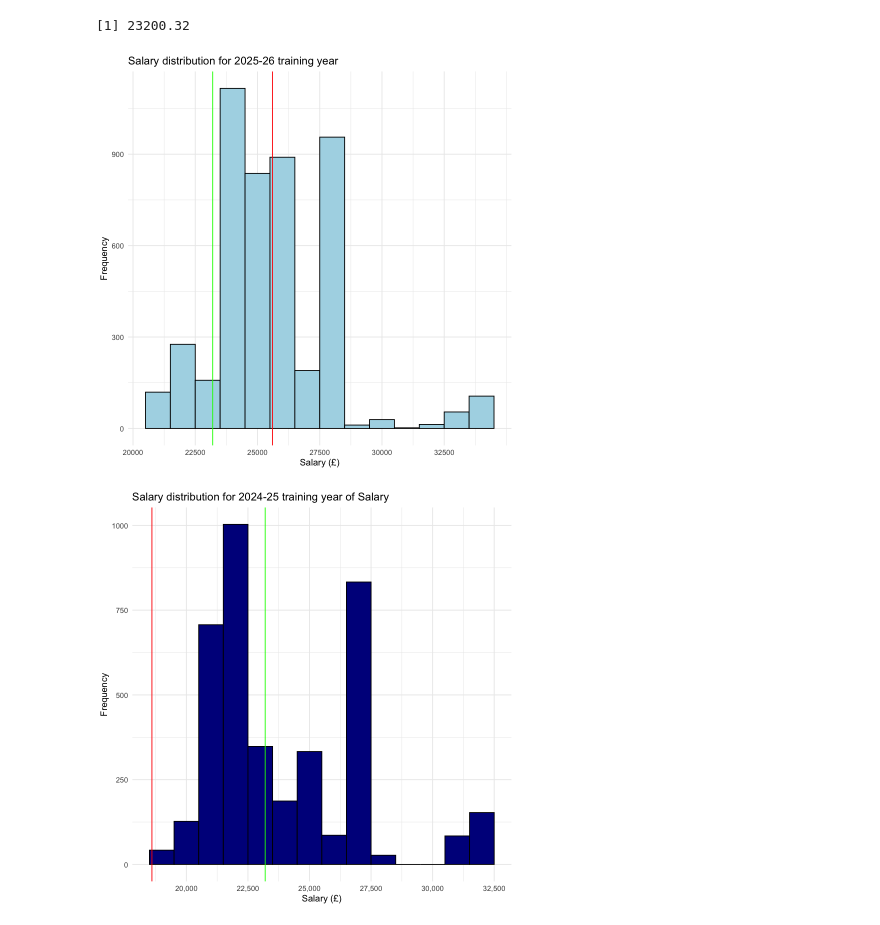
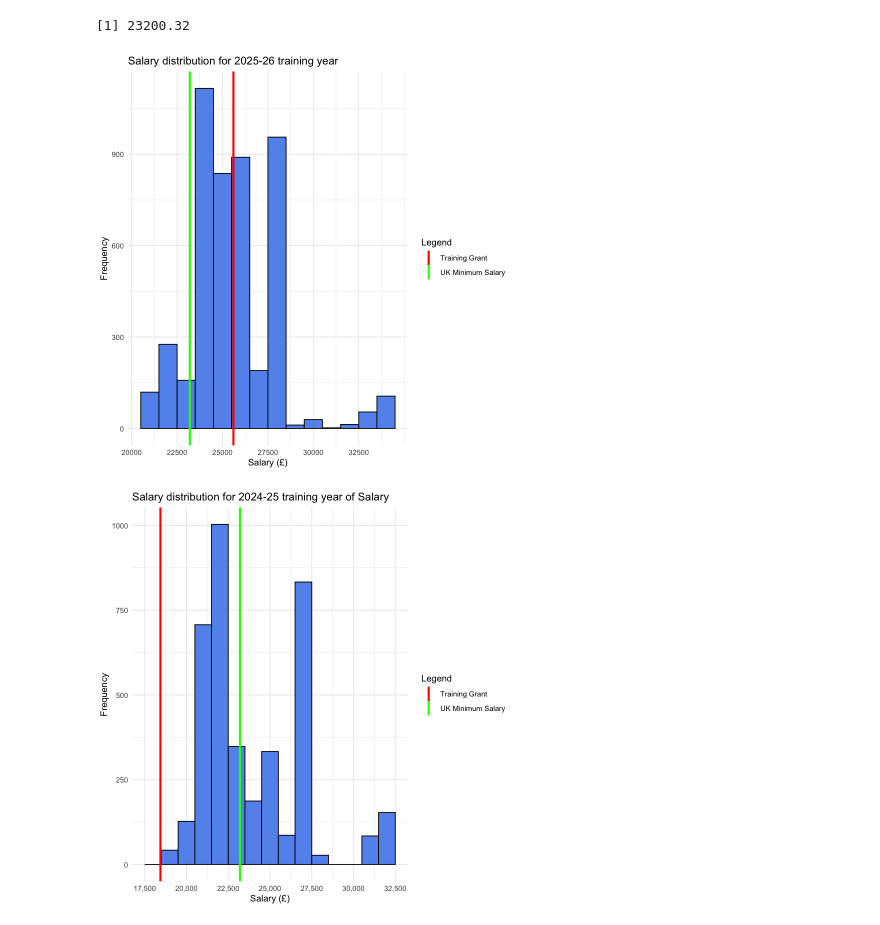
Before and after one commit to kwjo/TP-pay, a Jupyter notebook: oriel-eda.ipynb, the cells around one changed output. Cells and saved outputs as stored; diff of their text form; code cells hidden in the pictures.

```diff
--- a/oriel-eda.ipynb
+++ b/oriel-eda.ipynb
@@ -256,40 +286,52 @@ A data.frame: 1 × 1
 
 OD2526_expanded <- OD2526_modified %>%
     uncount(AvailableSlots)
 
+vlines_data_for_2526 <- data.frame(
+  intercepts = c(25600, UK_minimum_salary),
+  labels = c("Training Grant", "UK Minimum Salary"),
+  colors = c("red", "green")
+)
+
+vlines_data_for_2425 <- data.frame(
+  intercepts = c(18440, UK_minimum_salary),
+  labels = c("Training Grant", "UK Minimum Salary"),
+  colors = c("red", "green")
+)
 
 OD2526_salary_plot_expanded <- ggplot(OD2526_expanded, aes(x = Salary)) +
-  geom_histogram(binwidth = 1000, colour = 'black',fill = 'light blue') +
+  geom_histogram(binwidth = 1000, colour = 'black',fill = 'cornflowerblue') +
   ggtitle("Salary distribution for 2025-26 training year") +
   xlab("Salary (£)") +
   ylab("Frequency") +
   scale_x_continuous(breaks = seq(0, max(OD2526_modified$Salary, na.rm = TRUE), by = 2500)) +
-  theme_minimal() +
-  geom_vline(xintercept = 25600, color = "red") +
-  geom_vline(xintercept = UK_minimum_salary, color = "green")
+  geom_vline(data = vlines_data_for_2526, aes(xintercept = intercepts, color = labels), size = 1.2) +
+  scale_color_manual(name = "Legend", values = c("Training Grant" = "red", "UK Minimum Salary" = "green")) +
+  theme_minimal()
+
 
 OD2526_salary_plot_expanded
 
 OD2425_expanded <- OD2425_modified %>%
     uncount(AvailableSlots)
 
 OD2425_salary_plot_expanded <- ggplot(OD2425_expanded, aes(x = Salary)) +
-  geom_histogram(binwidth = 1000, colour = 'black', fill = 'dark blue') +
+  geom_histogram(binwidth = 1000, colour = 'black', fill = 'cornflowerblue') +
   ggtitle("Salary distribution for 2024-25 training year of Salary") +
   xlab("Salary (£)") +
   ylab("Frequency") +
   scale_x_continuous(
     breaks = seq(0, max(OD2526_modified$Salary, na.rm = TRUE), by = 2500),
     labels = scales::comma  # Use comma format for large numbers
   ) +
-  theme_minimal() +
-  geom_vline(xintercept = 18600, color = "red") +
-  geom_vline(xintercept = UK_minimum_salary, color = "green")
+  geom_vline(data = vlines_data_for_2425, aes(xintercept = intercepts, color = labels), size = 1.2) +
+  scale_color_manual(name = "Legend", values = c("Training Grant" = "red", "UK Minimum Salary" = "green")) +
+  theme_minimal()
 
 OD2425_salary_plot_expanded
 
 # Working hour plot
 # Salary and visa plot
 # %% [output]
-[figure, old version]
+[figure, new version]
-[figure, old version]
+[figure, new version]
```
Also changed, not shown: parts of 18 cells of this notebook.
